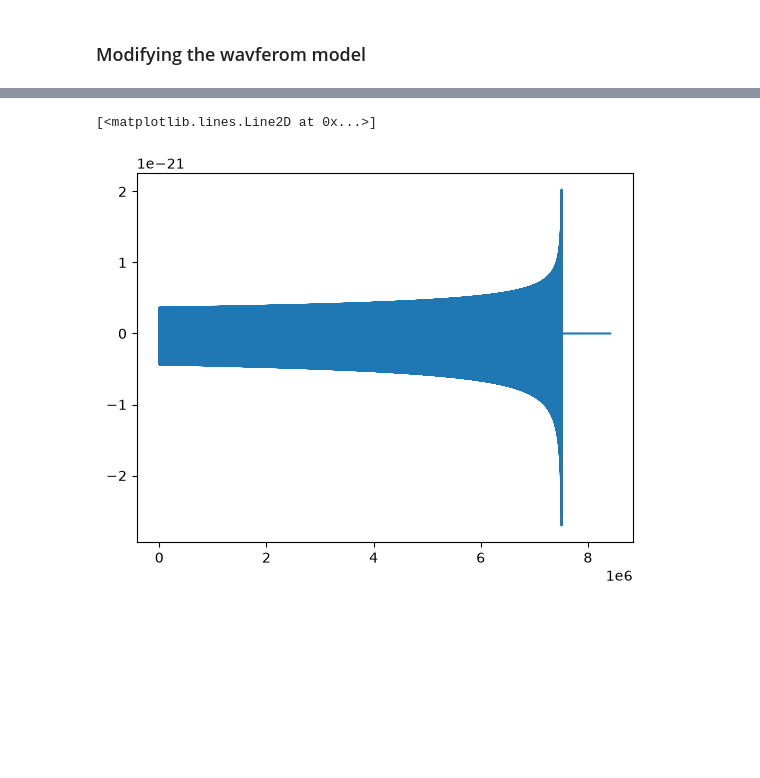
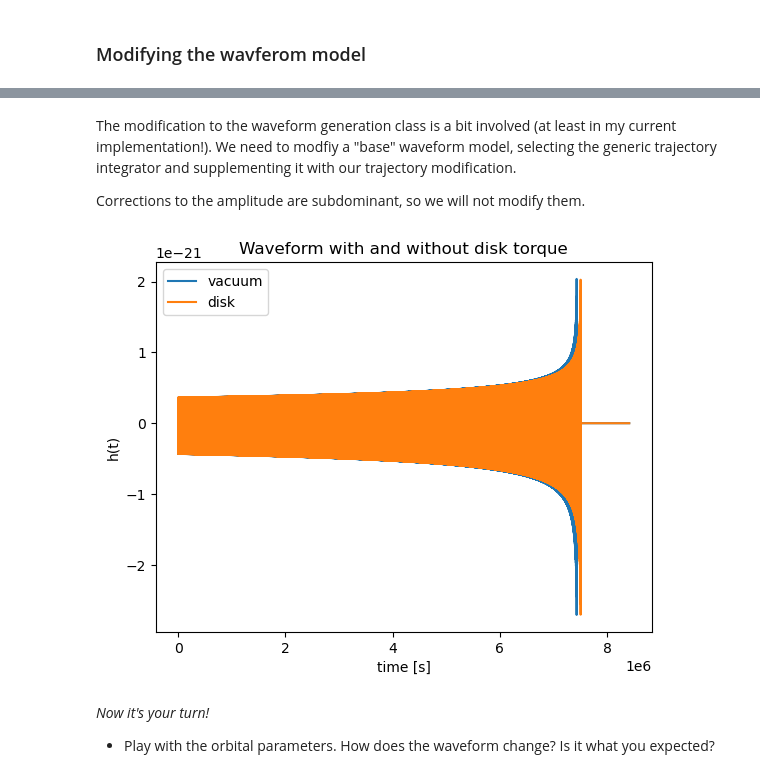
Before and after one commit to stephengreen/DirtyEMRI-tutorial, a Jupyter notebook: Trajectory_tutorial_environments.ipynb, the cells around one changed output, grey strips where cells are left out. Drawn from its saved outputs; the diff is of its cells as text; code cells hidden in the pictures; blank space fills up the shorter version.

Commit message:
waveform and tutorial problems

```diff
--- a/Trajectory_tutorial_environments.ipynb
+++ b/Trajectory_tutorial_environments.ipynb
@@ -919,2 +919,23 @@ Option 2: The boson cloud produces a torque with a different power-law index. Do
 # %% [markdown]
 ### Modifying the wavferom model
+# %%
+# the trajectory correction class, copied here for convenience
+class KerrEccEqFluxEnvironment(KerrEccEqFlux):
+    def modify_rhs(self, ydot, y):
+        # accretion disk torque
+        LdotAcc = (
+            self.additional_args[0] # dimensionless accretion disk torque strength
+            * pow(y[0] / 10.0, self.additional_args[1]) # power-law dependence on p, with index given by additional_args[1]
+            * 32.0 # Ldot_GW
+            / 5.0
+            * pow(y[0], -7.0 / 2.0)
+        )
+        # standard expression for dL/dp in Kerr
+        dL_dp = (
+            -3 * pow(a, 3)
+            + pow(a, 2) * (8 - 3 * y[0]) * np.sqrt(y[0])
+            + (-6 + y[0]) * pow(y[0], 2.5)
+            + 3 * a * y[0] * (-2 + 3 * y[0])
+        ) / (2.0 * pow(2 * a + (-3 + y[0]) * np.sqrt(y[0]), 1.5) * pow(y[0], 1.75))
+        # transform back to pdot from Ldot and add GW contribution
+        ydot[0] += LdotAcc / dL_dp
@@ -921 +954,5 @@ Option 2: The boson cloud produces a torque with a different power-law index. Do
+# %% [markdown]
+The modification to the waveform generation class is a bit involved (at least in my current implementation!). We need to modfiy a "base" waveform model, selecting the generic trajectory integrator and supplementing it with our trajectory modification.
+
+Corrections to the amplitude are subdominant, so we will not modify them.
 # %%
@@ -989,28 +1025,26 @@ gen_wave_env = KerrEccentricEquatorialEnvironment(
     force_backend="cpu",
 )
 
-# same as https://dx.doi.org/10.1103/PhysRevX.13.021035
+# EMRI parameters, same as https://dx.doi.org/10.1103/PhysRevX.13.021035
 m1 = 1e6
 m2 = 5e1
 a = 0.9
 p0 = 15.0
-# assume circular orbits, for extension to eccentricity see https://arxiv.org/pdf/2411.03436
 e0 = 0.0
 xI0 = 1.0
+
+#waveform parameters: observer angles and distance
 theta = np.pi/3.
 phi = np.pi/4.
 dist = 1.0
-beta =0.0
 
 T = 4.0
 dt = 15.0
+
 # disk torque parameters
 A_disk = 1e-3 # unphisically large, for demonstration purposes only; realistic values would be much smaller, e.g. 1e-10 or less for a thin disk with a low-mass secondary
 power_law_index = 8.0
 
 #specific_modes = [(2, 2, n) for n in range(-30, 31)]
+wave_vacuum = gen_wave_env(m1, m2, a, p0, e0, xI0, theta, phi, 0., power_law_index, T=T, dt=dt, dist=dist)#, setting A=0 you get the vacuum waveform, without any disk torque
 wave_disk = gen_wave_env(m1, m2, a, p0, e0, xI0, theta, phi, A_disk, power_law_index, T=T, dt=dt, dist=dist)#, mode_selection=specific_modes)
-plt.plot(wave_disk.real[:])
-# %% [output]
-[<matplotlib.lines.Line2D at 0x...>]
-[figure, removed]
@@ -1046,0 +1051,13 @@ modeinds = [amp.l_arr, amp.m_arr, amp.n_arr]
+# %%
+plt.plot(wave_vacuum.real[:],label='vacuum')
+plt.plot(wave_disk.real[:],label='disk')
+plt.legend()
+plt.xlabel("time [s]")
+plt.ylabel("h(t)")
+plt.title("Waveform with and without disk torque")
+plt.show()
+# %% [output]
+[figure, added]
+# %% [markdown]
+*Now it's your turn!*
+- Play with the orbital parameters. How does the waveform change? Is it what you expected?
```
Also changed, not shown: parts of 5 cells of this notebook.
